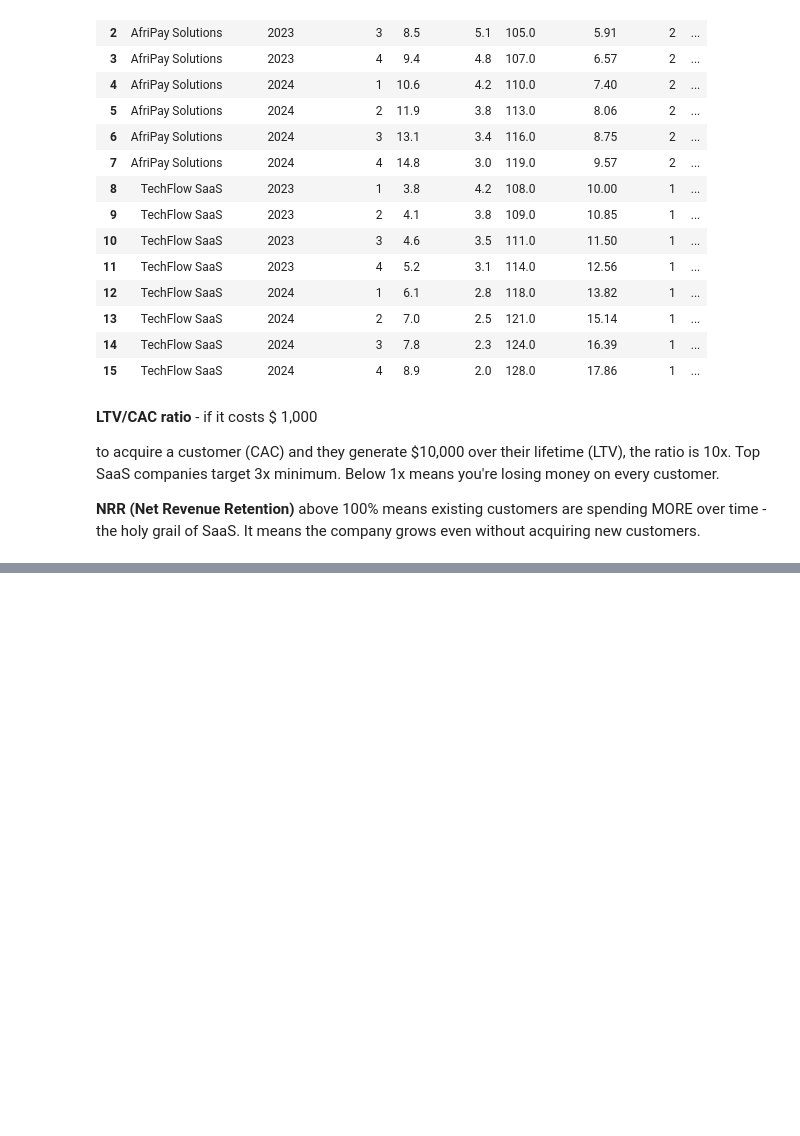
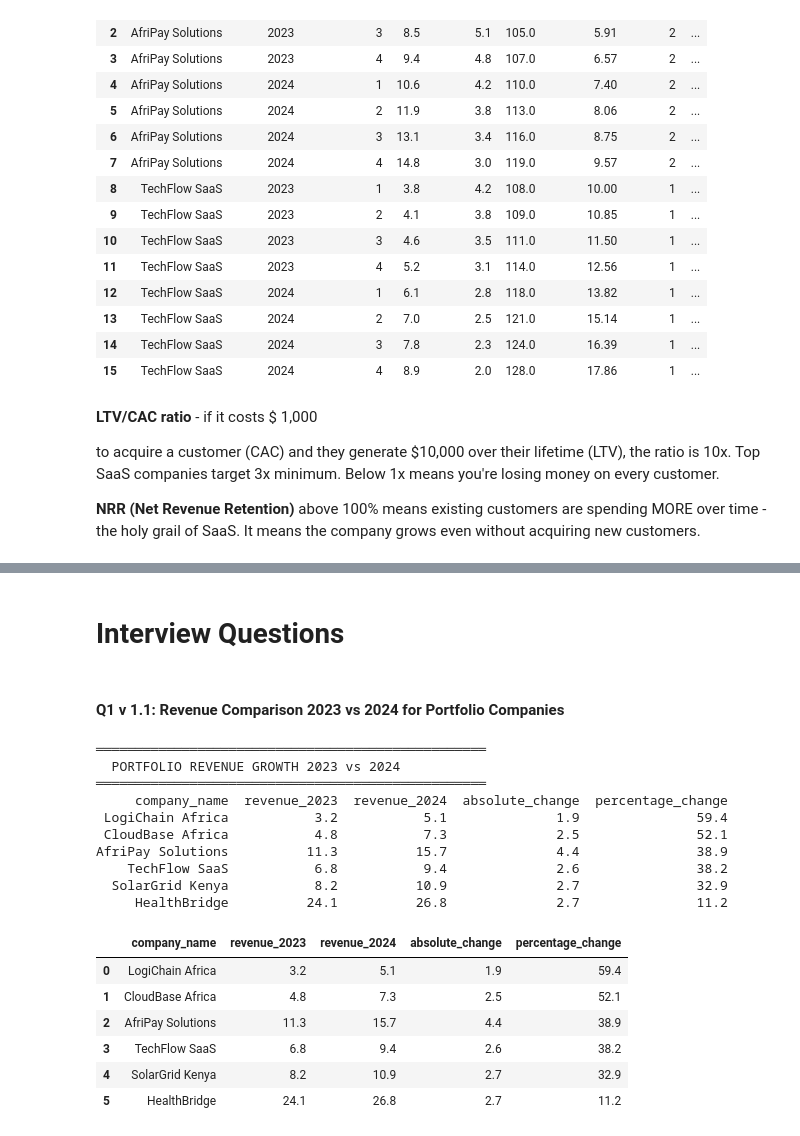
Before and after one commit to Markwema86/-Investment-Database, a Jupyter notebook: Investment_Database.ipynb, the cells around one changed output, grey strips where cells are left out. Drawn from its saved outputs; the diff is of its cells as text; code cells hidden in the pictures; blank space fills up the shorter version.

```diff
--- a/Investment_Database.ipynb
+++ b/Investment_Database.ipynb
@@ -1029,0 +1536,44 @@ AfriPay Solutions         2024               4 14.8         3.0 119.0
+# %% [markdown]
+ # Interview Questions
+# %% [markdown]
+#### Q1 v 1.1: Revenue Comparison 2023 vs 2024 for Portfolio Companies
+# %%
+query('''
+    SELECT
+        c.company_name,
+        MAX(CASE WHEN f.fiscal_year = 2023 THEN f.revenue ELSE NULL END) AS revenue_2023,
+        MAX(CASE WHEN f.fiscal_year = 2024 THEN f.revenue ELSE NULL END) AS revenue_2024,
+        ROUND(
+            (MAX(CASE WHEN f.fiscal_year = 2024 THEN f.revenue ELSE NULL END) -
+             MAX(CASE WHEN f.fiscal_year = 2023 THEN f.revenue ELSE NULL END)), 1
+        ) AS absolute_change,
+        ROUND(
+            ((MAX(CASE WHEN f.fiscal_year = 2024 THEN f.revenue ELSE NULL END) -
+              MAX(CASE WHEN f.fiscal_year = 2023 THEN f.revenue ELSE NULL END)) /
+             MAX(CASE WHEN f.fiscal_year = 2023 THEN f.revenue ELSE NULL END)) * 100, 1
+        ) AS percentage_change
+    FROM financials f
+    JOIN companies c ON f.company_id = c.company_id
+    WHERE c.status = 'Portfolio'
+    GROUP BY c.company_name
+    HAVING revenue_2023 IS NOT NULL AND revenue_2024 IS NOT NULL
+    ORDER BY percentage_change DESC
+''', "PORTFOLIO REVENUE GROWTH 2023 vs 2024")
+# %% [output]
+══════════════════════════════════════════════════
+  PORTFOLIO REVENUE GROWTH 2023 vs 2024
+══════════════════════════════════════════════════
+     company_name  revenue_2023  revenue_2024  absolute_change  percentage_change
+ LogiChain Africa           3.2           5.1              1.9               59.4
+ CloudBase Africa           4.8           7.3              2.5               52.1
+AfriPay Solutions          11.3          15.7              4.4               38.9
+    TechFlow SaaS           6.8           9.4              2.6               38.2
+  SolarGrid Kenya           8.2          10.9              2.7               32.9
+     HealthBridge          24.1          26.8              2.7               11.2
+|  | company_name | revenue_2023 | revenue_2024 | absolute_change | percentage_change |
+| 0 | LogiChain Africa | 3.2 | 5.1 | 1.9 | 59.4 |
+| 1 | CloudBase Africa | 4.8 | 7.3 | 2.5 | 52.1 |
+| 2 | AfriPay Solutions | 11.3 | 15.7 | 4.4 | 38.9 |
+| 3 | TechFlow SaaS | 6.8 | 9.4 | 2.6 | 38.2 |
+| 4 | SolarGrid Kenya | 8.2 | 10.9 | 2.7 | 32.9 |
+| 5 | HealthBridge | 24.1 | 26.8 | 2.7 | 11.2 |
```
Also changed, not shown: parts of 22 cells of this notebook.
